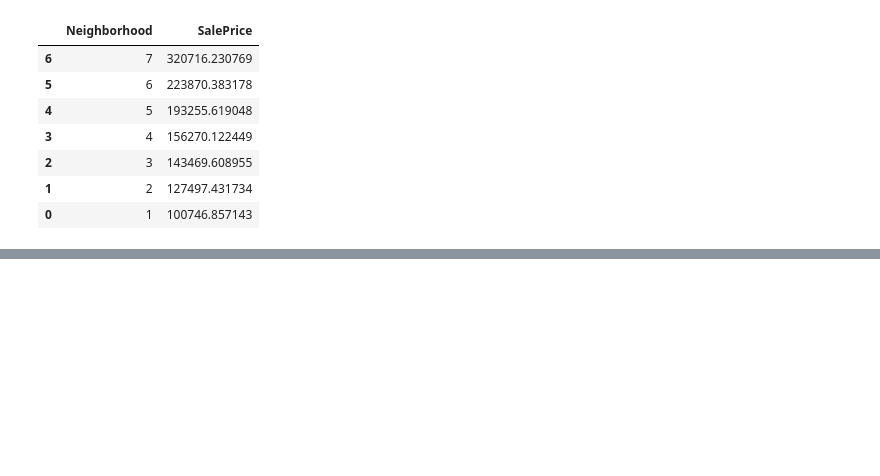
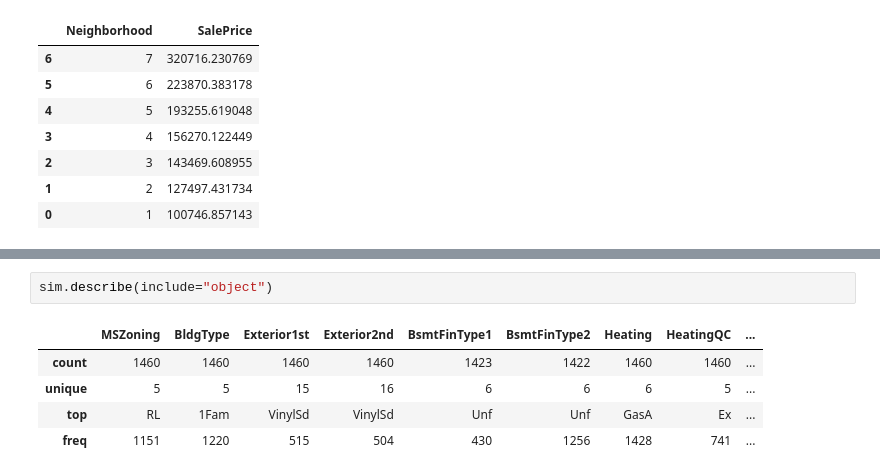
Before and after one commit to ArcheTree/2022training, a Jupyter notebook: python/kaggle/House/Untitled.ipynb, the cells around one changed output, grey strips where cells are left out. Drawn from its saved outputs; the diff is of its cells as text; blank space fills up the shorter version.

```diff
--- a/python/kaggle/House/Untitled.ipynb
+++ b/python/kaggle/House/Untitled.ipynb
@@ -292,0 +487,8 @@ Name: SalePrice, dtype: float64
+# %%
+sim.describe(include="object")
+# %% [output]
+|  | MSZoning | BldgType | Exterior1st | Exterior2nd | BsmtFinType1 | BsmtFinType2 | Heating | HeatingQC | ... |
+| count | 1460 | 1460 | 1460 | 1460 | 1423 | 1422 | 1460 | 1460 | ... |
+| unique | 5 | 5 | 15 | 16 | 6 | 6 | 6 | 5 | ... |
+| top | RL | 1Fam | VinylSd | VinylSd | Unf | Unf | GasA | Ex | ... |
+| freq | 1151 | 1220 | 515 | 504 | 430 | 1256 | 1428 | 741 | ... |
```
Also changed, not shown: parts of 48 cells of this notebook, 6 other files.
